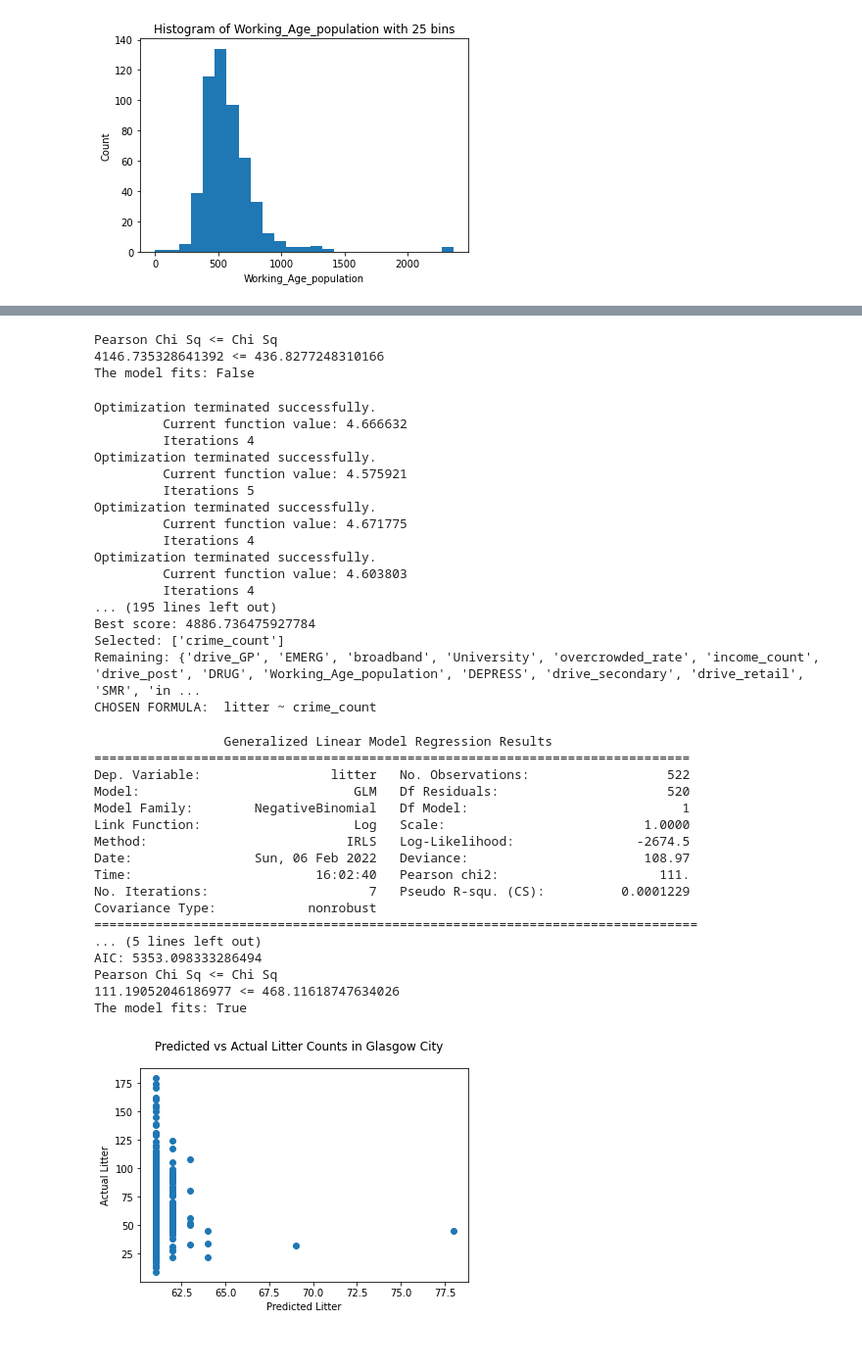
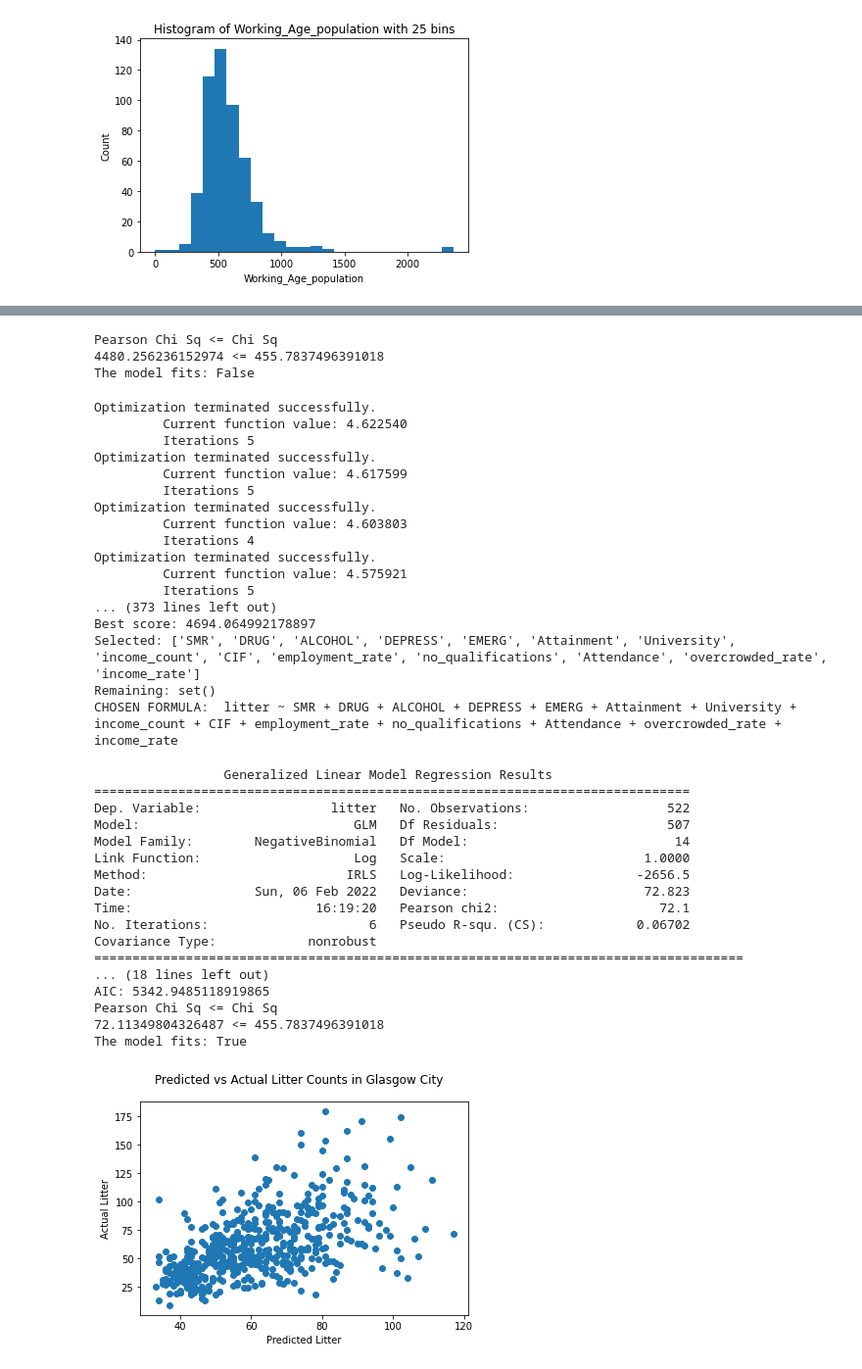
Before and after one commit to Garee/glasgow-litter, a Jupyter notebook: regression/regression.ipynb, the cells around one changed output, grey strips where cells are left out. Shown at 98% size. Cells and saved outputs as stored; diff of their text form; code cells hidden in the pictures.

```diff
--- a/regression/regression.ipynb
+++ b/regression/regression.ipynb
@@ -192,15 +192,23 @@ plot_correlation_matrix(df_train, df_train.columns, figsize=(30,30))
 # %% [output]
 [figure]
 # %%
-plot_correlation_matrix(df_train, columns=[
+features_with_corr = [
   "litter",
   "income_rate",
   "no_qualifications",
   "employment_rate",
   "CIF",
   "income_count",
+  "EMERG",
+  "ALCOHOL",
+  "DEPRESS",
+  "overcrowded_rate",
+  "DRUG",
+  "SMR",
   "Attendance",
   "Attainment",
   "University"
-])
+]
+
+plot_correlation_matrix(df_train, columns=features_with_corr)
 # %% [output]
@@ -257,7 +265,8 @@ def forward_selection(df, response, smf_model=smf.poisson, family=sm.families.Po
     model = sm.GLM(y_train, X_train, family=family).fit()
     return model
 
-df_train_in = df_train.drop(["Data_Zone", "Intermediate_Zone", "Council_area"], axis=1)
+#df_train_in = df_train.drop(["Data_Zone", "Intermediate_Zone", "Council_area"], axis=1)
+df_train_in = df_train[features_with_corr]
 poisson_model = forward_selection(df_train_in, "litter")
 # %% [output]
 Optimization terminated successfully.
@@ -310,28 +319,28 @@ def check_pearson_chi2(pearson_chi2, residuals):
 check_pearson_chi2(pearson_chi2=poisson_model.pearson_chi2, residuals=poisson_model.df_resid)
 # %% [output]
 Pearson Chi Sq <= Chi Sq
-4146.735328641392 <= 436.8277248310166
+4480.256236152974 <= 455.7837496391018
 The model fits: False
 # %%
 nb_model = forward_selection(df_train_in, "litter", smf_model=smf.negativebinomial, family=sm.families.NegativeBinomial(alpha=1))
 # %% [output]
 Optimization terminated successfully.
-         Current function value: 4.666632
+         Current function value: 4.622540
+         Iterations 5
+Optimization terminated successfully.
+         Current function value: 4.617599
+         Iterations 5
+Optimization terminated successfully.
+         Current function value: 4.603803
          Iterations 4
 Optimization terminated successfully.
          Current function value: 4.575921
          Iterations 5
-Optimization terminated successfully.
-         Current function value: 4.671775
-         Iterations 4
-Optimization terminated successfully.
-         Current function value: 4.603803
-         Iterations 4
-... (195 lines left out)
-Best score: 4886.736475927784
-Selected: ['crime_count']
-Remaining: {'drive_GP', 'EMERG', 'broadband', 'University', 'overcrowded_rate', 'income_count', 'drive_post', 'DRUG', 'Working_Age_population', 'DEPRESS', 'drive_secondary', 'drive_retail', 'SMR', 'in ...
-CHOSEN FORMULA:  litter ~ crime_count
+... (373 lines left out)
+Best score: 4694.064992178897
+Selected: ['SMR', 'DRUG', 'ALCOHOL', 'DEPRESS', 'EMERG', 'Attainment', 'University', 'income_count', 'CIF', 'employment_rate', 'no_qualifications', 'Attendance', 'overcrowded_rate', 'income_rate']
+Remaining: set()
+CHOSEN FORMULA:  litter ~ SMR + DRUG + ALCOHOL + DEPRESS + EMERG + Attainment + University + income_count + CIF + employment_rate + no_qualifications + Attendance + overcrowded_rate + income_rate
 # %%
 print(nb_model.summary())
 print("AIC:", nb_model.aic)
@@ -340,41 +349,42 @@ check_pearson_chi2(pearson_chi2=nb_model.pearson_chi2, residuals=nb_model.df_res
                  Generalized Linear Model Regression Results
 ==============================================================================
 Dep. Variable:                 litter   No. Observations:                  522
-Model:                            GLM   Df Residuals:                      520
-Model Family:        NegativeBinomial   Df Model:                            1
+Model:                            GLM   Df Residuals:                      507
+Model Family:        NegativeBinomial   Df Model:                           14
 Link Function:                    Log   Scale:                          1.0000
-Method:                          IRLS   Log-Likelihood:                -2674.5
-Date:                Sun, 06 Feb 2022   Deviance:                       108.97
-Time:                        16:02:40   Pearson chi2:                     111.
-No. Iterations:                     7   Pseudo R-squ. (CS):          0.0001229
+Method:                          IRLS   Log-Likelihood:                -2656.5
+Date:                Sun, 06 Feb 2022   Deviance:                       72.823
+Time:                        16:19:20   Pearson chi2:                     72.1
+No. Iterations:                     6   Pseudo R-squ. (CS):            0.06702
 Covariance Type:            nonrobust
-===============================================================================
-... (5 lines left out)
-AIC: 5353.098333286494
+=====================================================================================
+... (18 lines left out)
+AIC: 5342.9485118919865
 Pearson Chi Sq <= Chi Sq
-111.19052046186977 <= 468.11618747634026
+72.11349804326487 <= 455.7837496391018
 The model fits: True
 # %%
 import matplotlib.pyplot as plt
 
 def get_predicted_counts(model, X):
     predictions = model.get_prediction(X)
     df_predictions = predictions.summary_frame()
     return round(df_predictions["mean"])
 
 def scatter_plot(df, formula, model):
     y, X = dmatrices(formula, df, return_type="dataframe")
     predicted_counts, actual_counts = get_predicted_counts(model, X), y["litter"]
     fig = plt.figure()
     fig.suptitle("Predicted vs Actual Litter Counts in Glasgow City")
     plt.scatter(x=predicted_counts, y=actual_counts)
     plt.xlabel("Predicted Litter")
     plt.ylabel("Actual Litter")
     plt.show()
 
-scatter_plot(df_train_in, "litter ~ crime_count", nb_model)
+nb_model_formula = "litter ~ SMR + DRUG + ALCOHOL + DEPRESS + EMERG + Attainment + University + income_count + CIF + employment_rate + no_qualifications + Attendance + overcrowded_rate + income_rate"
+scatter_plot(df_train_in, nb_model_formula, nb_model)
 # %% [output]
-[figure, old version]
+[figure, new version]
 # %%
 def bar_plot(df, formula, model, n_bars=20, bar_width=0.2):
     y, X = dmatrices(formula, df, return_type="dataframe")
```
Also changed, not shown: parts of 4 cells of this notebook.
